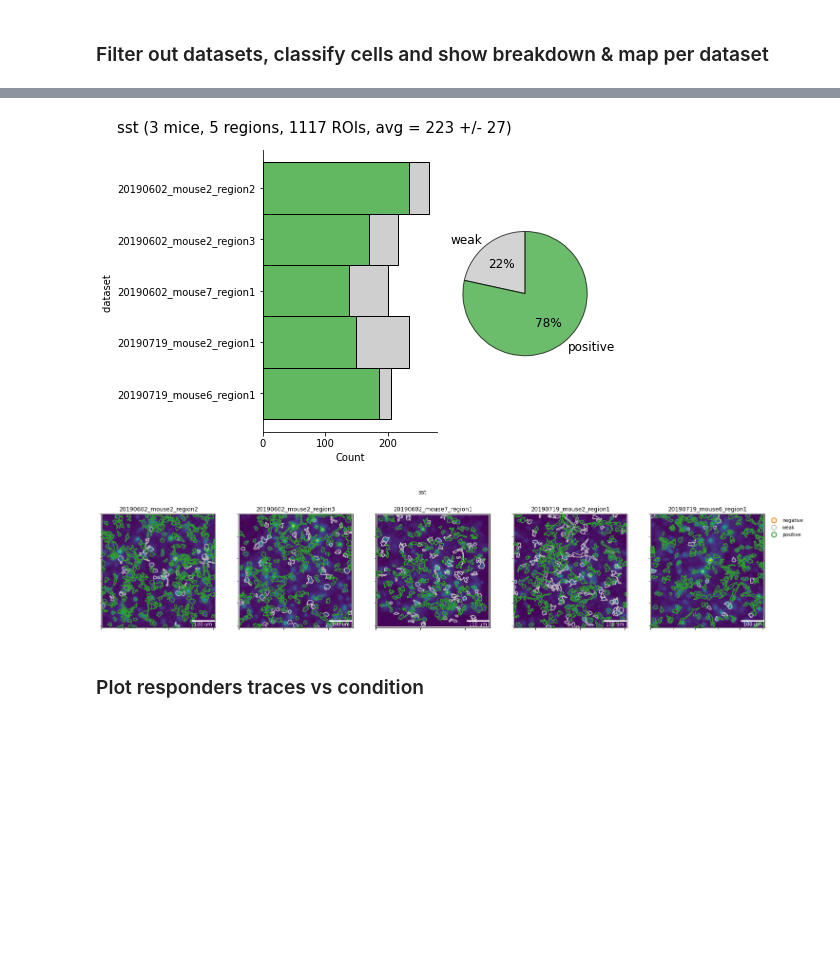
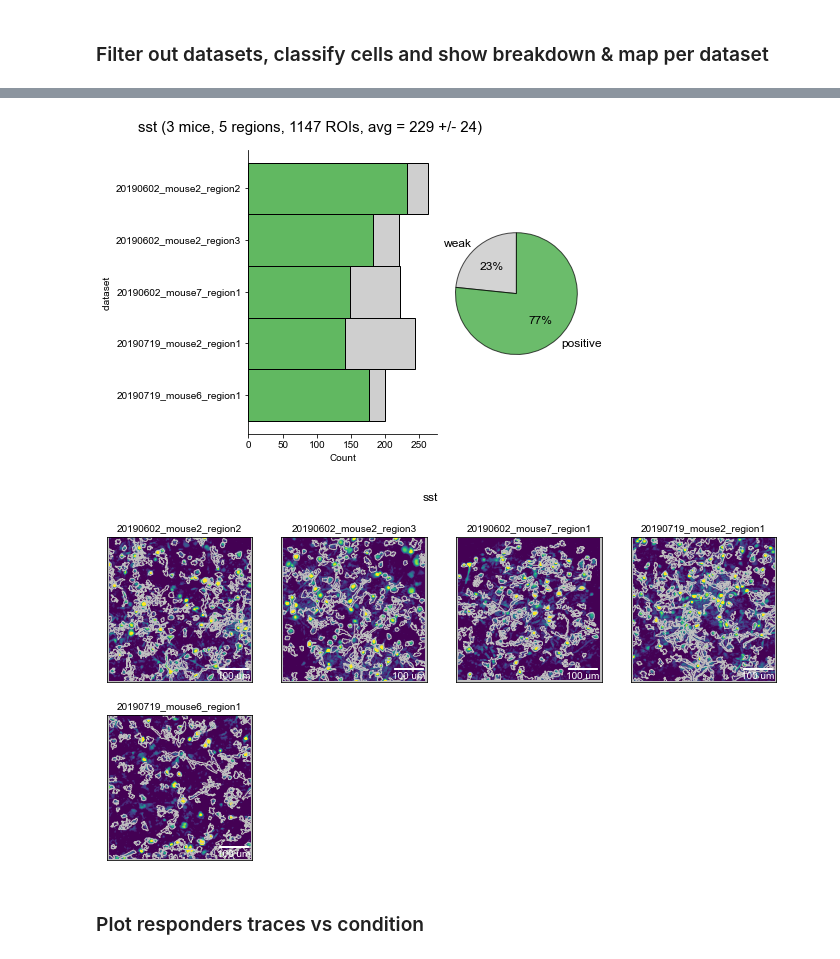
Before and after one commit to shohamlab/usnm2p, a Jupyter notebook: buzzer_analysis.ipynb, the cells around one changed output, grey strips where cells are left out. Drawn from its saved outputs; the diff is of its cells as text; code cells hidden in the pictures; blank space fills up the shorter version.

```diff
--- a/buzzer_analysis.ipynb
+++ b/buzzer_analysis.ipynb
@@ -77,6 +77,8 @@ figs['dataset_info'] = plot_table({
     'baseline quantile filter length': f'{baseline_wquantile} s',
     'baseline evaluation quantile': baseline_quantile_str,
     'baseline gaussian filter length': f'{baseline_wsmoothing} s',
-    'classification variable': ykey_classification
+    'aggregation method': trial_aggfunc.__name__,
+    'classification variable': ykey_classification,
+    'classification type': f"{'' if directional else 'non '}directional"
     }, title='Buzzer analysis', aspect=1.5)
 # %% [output]
@@ -130,8 +132,8 @@ trialagg_timeseries, _, trialagg_stats, _, ROI_masks, map_ops = extract_from_bat
 # Create conditions column with better names
 ckey = 'condition'
 condkeys_map = {
+    'tus': 'US',
     'sound': 'sound',
-    'tus': 'US',
     'sound_tus': 'sound+US'
 }
 trialagg_stats[ckey] = trialagg_stats[Label.SUFFIX].map(condkeys_map)
@@ -163,13 +165,23 @@ logstr = "\n".join(logstr)
 logger.info(f'cell breakdown:\n{logstr}')
 
 # Add roistats to stats
-trialagg_stats = expand_and_add(roistats, trialagg_stats.copy())
+trialagg_stats = free_expand_and_add(roistats, trialagg_stats.copy())
+# trialagg_stats = expand_and_add(roistats, trialagg_stats.copy())
 
 # Plot cell count breakdown
 figs['rtype dist per mousereg'] = plot_cellcounts(trialagg_stats, title=mouseline)
+
 # Plot cell maps
-figs['cellmaps'] = plot_cell_maps(
-    ROI_masks, trialagg_stats, map_ops, title=mouseline, refkey='Vcorr', mode='contour')
+figs['cellmaps'] = plot_fields_of_view(
+    map_ops,
+    refkey='Vmap0',  #'Vcorr',
+    Fstats=trialagg_stats,
+    ROI_masks=ROI_masks,
+    title=mouseline,
+    mode='contour',
+    hue=None,
+    qmax=0.99,
+)
 
 # # Restrict analysis to positive responders
 # logger.info('restricting dataset to positive responders only...')
@@ -187,5 +200,5 @@ figs['cellmaps'] = plot_cell_maps(
-[figure, old version]
+[figure, new version]
-[figure, old version]
+[figure, new version]
 # %% [markdown]
 ### Plot responders traces vs condition
 # %%
```
Also changed, not shown: parts of 8 cells of this notebook, 3 other files.
